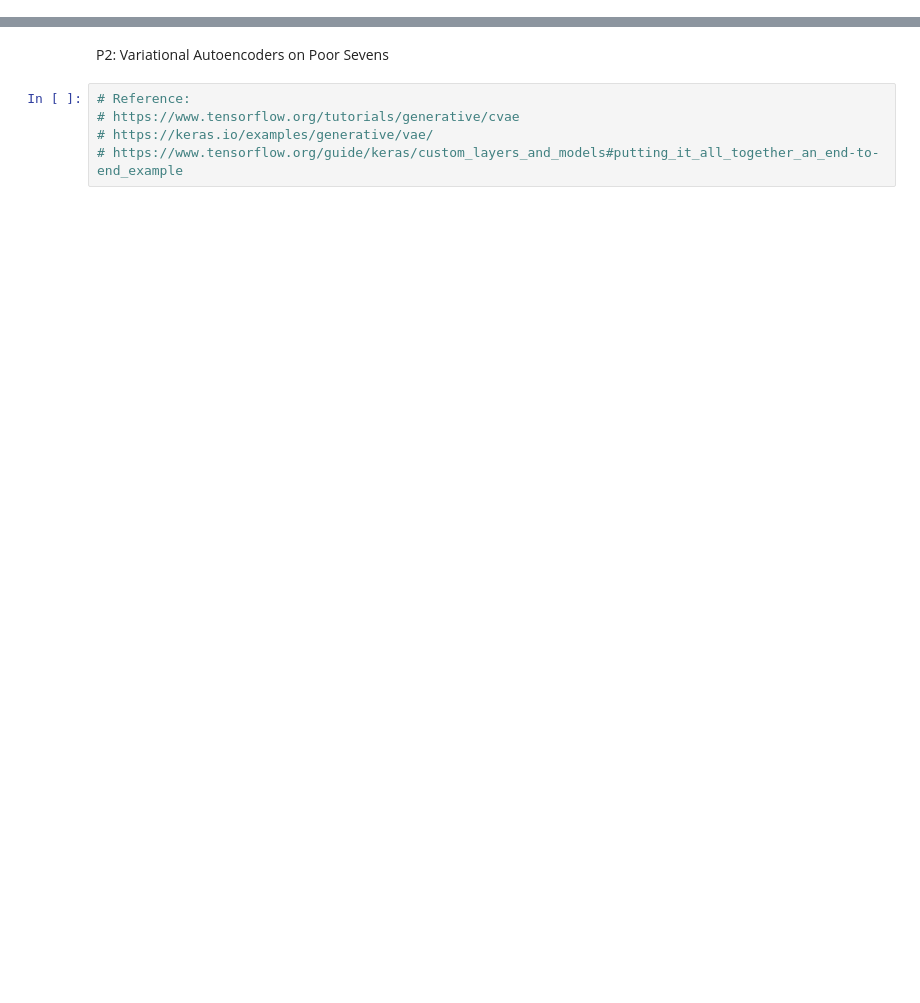
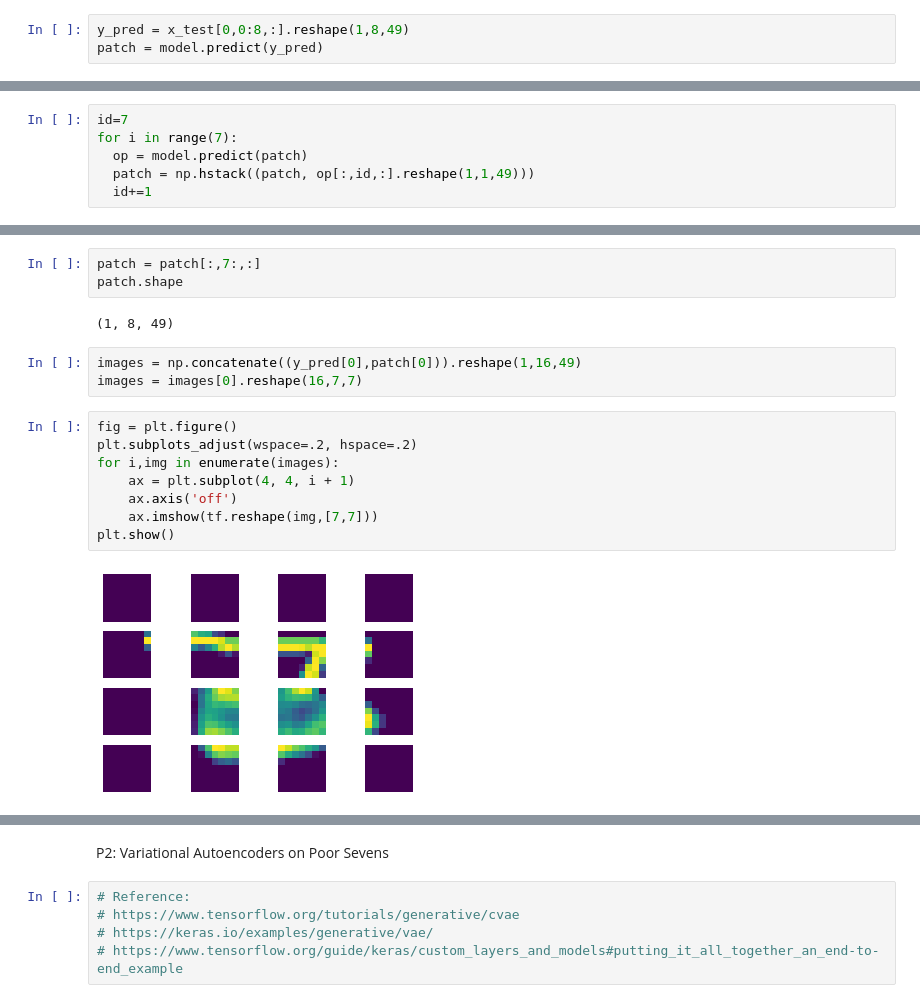
Before and after one commit to ram130849/Deep_Learning_Systems, a Jupyter notebook: TensorFlow/Ramki/E533_DLS_Assignment5.ipynb, the cells around one changed output, grey strips where cells are left out. Drawn from its saved outputs; the diff is of its cells as text; blank space fills up the shorter version.

```diff
--- a/TensorFlow/Ramki/E533_DLS_Assignment5.ipynb
+++ b/TensorFlow/Ramki/E533_DLS_Assignment5.ipynb
@@ -2,0 +123,3 @@
+# %%
+y_pred = x_test[0,0:8,:].reshape(1,8,49)
+patch = model.predict(y_pred)
@@ -2,0 +137,6 @@
+# %%
+id=7
+for i in range(7):
+  op = model.predict(patch)
+  patch = np.hstack((patch, op[:,id,:].reshape(1,1,49)))
+  id+=1
@@ -2,0 +151,18 @@
+# %%
+patch = patch[:,7:,:]
+patch.shape
+# %% [output]
+(1, 8, 49)
+# %%
+images = np.concatenate((y_pred[0],patch[0])).reshape(1,16,49)
+images = images[0].reshape(16,7,7)
+# %%
+fig = plt.figure()
+plt.subplots_adjust(wspace=.2, hspace=.2)
+for i,img in enumerate(images):
+    ax = plt.subplot(4, 4, i + 1)
+    ax.axis('off')
+    ax.imshow(tf.reshape(img,[7,7]))
+plt.show()
+# %% [output]
+[figure, added]
```
Also changed, not shown: parts of 39 cells of this notebook.
